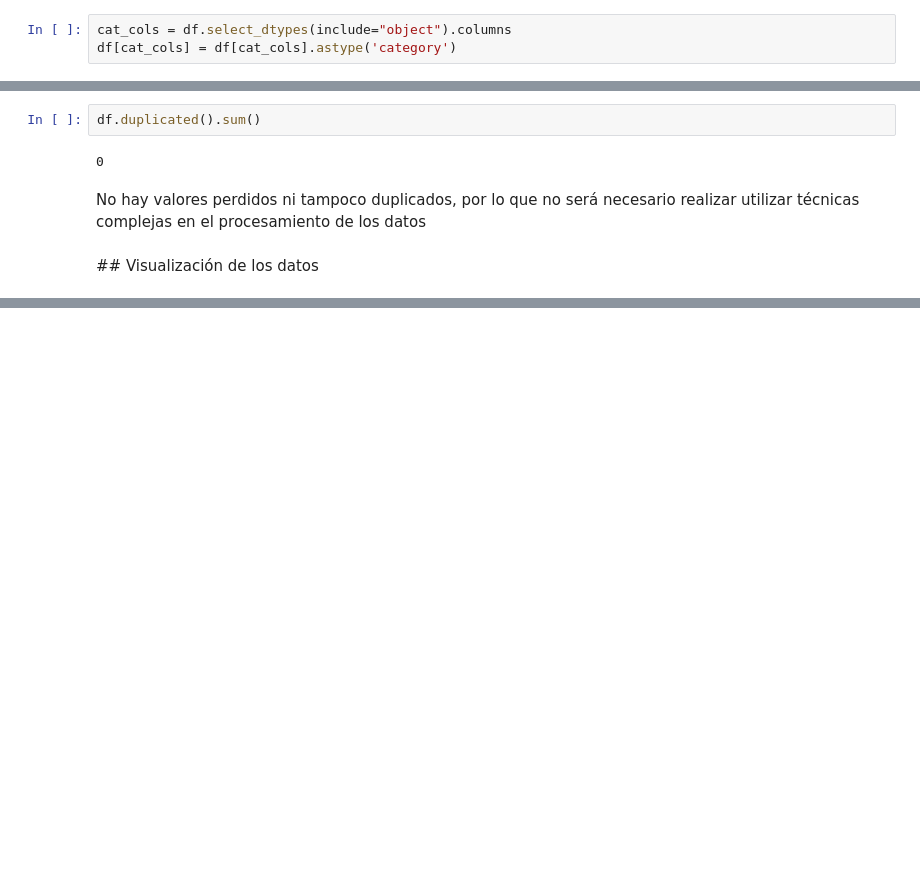
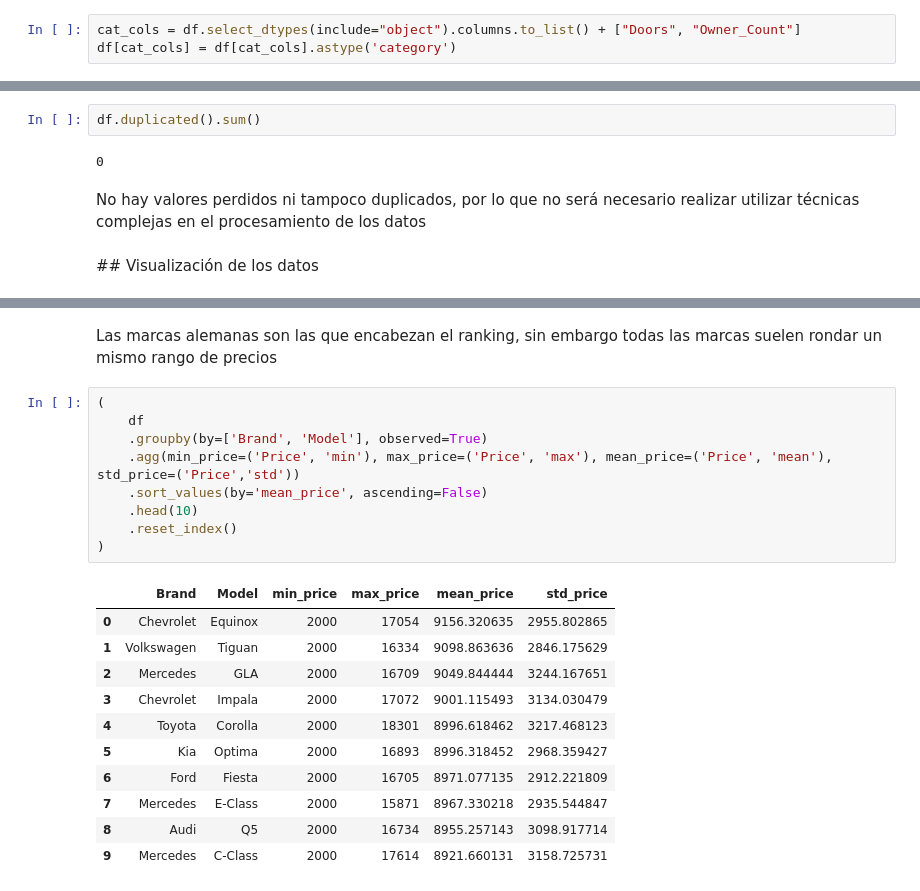
Before and after one commit to nikodyulger/kaggle_notebooks, a Jupyter notebook: tasa-tu-coche.ipynb, the cells around one changed output, grey strips where cells are left out. Saved outputs shown, nothing was run; the diff lists cells and outputs as text; blank space fills up the shorter version.

```diff
--- a/tasa-tu-coche.ipynb
+++ b/tasa-tu-coche.ipynb
@@ -91,7 +104,7 @@ De un primer vistazo vemos los valores únicos para cada variable, con las visua
 
 **NOTA** Estas variables las podemos tratar como `category` por su naturaleza.
 # %%
-cat_cols = df.select_dtypes(include="object").columns
+cat_cols = df.select_dtypes(include="object").columns.to_list() + ["Doors", "Owner_Count"]
 df[cat_cols] = df[cat_cols].astype('category')
 # %%
 df.isna().sum() / df.shape[0]
@@ -117,0 +228,23 @@ No hay valores perdidos ni tampoco duplicados, por lo que no será necesario rea
+# %% [markdown]
+Las marcas alemanas son las que encabezan el ranking, sin embargo todas las marcas suelen rondar un mismo rango de precios
+# %%
+(
+    df
+    .groupby(by=['Brand', 'Model'], observed=True)
+    .agg(min_price=('Price', 'min'), max_price=('Price', 'max'), mean_price=('Price', 'mean'), std_price=('Price','std'))
+    .sort_values(by='mean_price', ascending=False)
+    .head(10)
+    .reset_index()
+)
+# %% [output]
+|  | Brand | Model | min_price | max_price | mean_price | std_price |
+| 0 | Chevrolet | Equinox | 2000 | 17054 | 9156.320635 | 2955.802865 |
+| 1 | Volkswagen | Tiguan | 2000 | 16334 | 9098.863636 | 2846.175629 |
+| 2 | Mercedes | GLA | 2000 | 16709 | 9049.844444 | 3244.167651 |
+| 3 | Chevrolet | Impala | 2000 | 17072 | 9001.115493 | 3134.030479 |
+| 4 | Toyota | Corolla | 2000 | 18301 | 8996.618462 | 3217.468123 |
+| 5 | Kia | Optima | 2000 | 16893 | 8996.318452 | 2968.359427 |
+| 6 | Ford | Fiesta | 2000 | 16705 | 8971.077135 | 2912.221809 |
+| 7 | Mercedes | E-Class | 2000 | 15871 | 8967.330218 | 2935.544847 |
+| 8 | Audi | Q5 | 2000 | 16734 | 8955.257143 | 3098.917714 |
+| 9 | Mercedes | C-Class | 2000 | 17614 | 8921.660131 | 3158.725731 |
```
Also changed, not shown: parts of 29 cells of this notebook.
